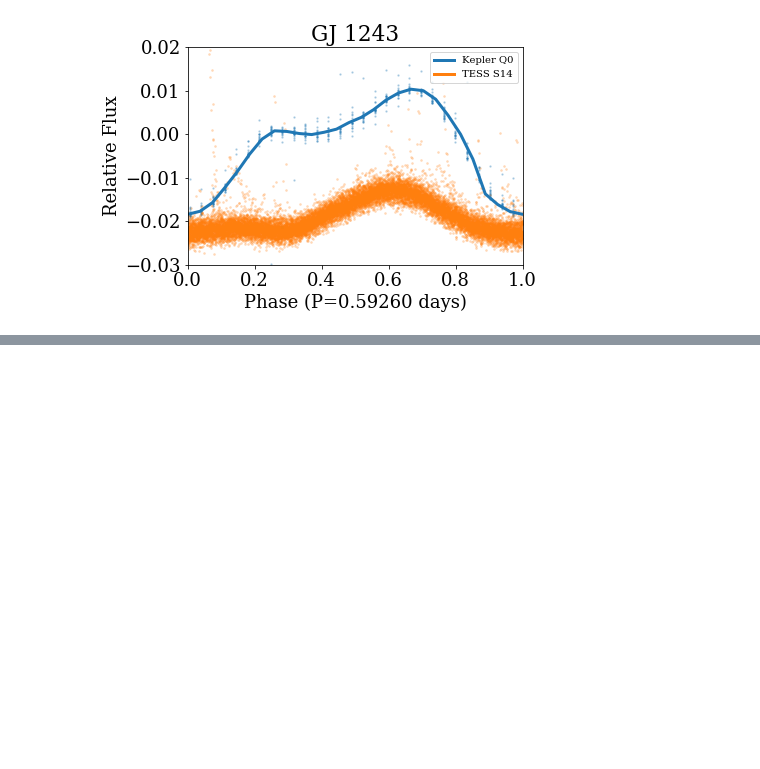
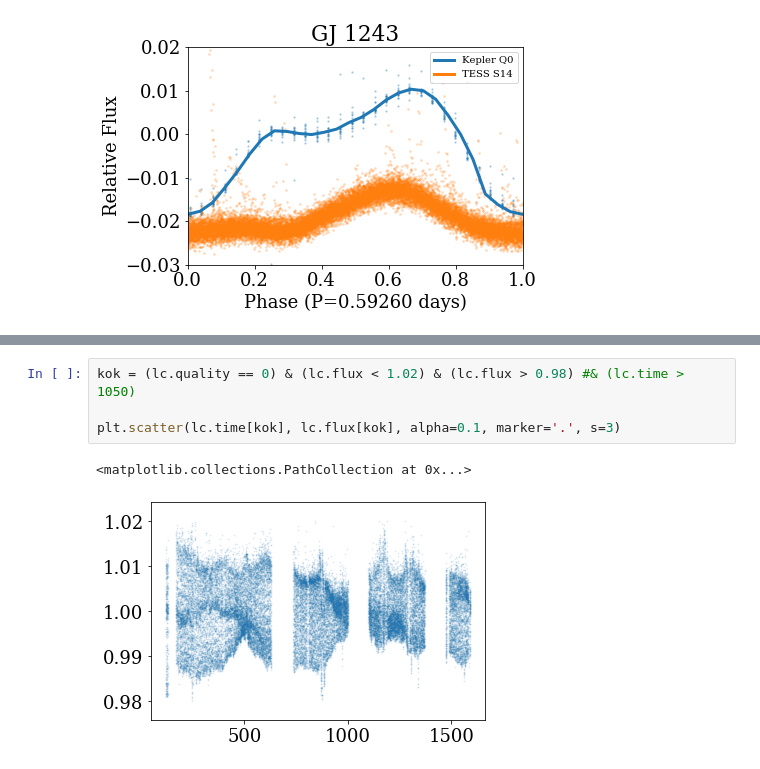
Before and after one commit to jradavenport/gj1243_10yrs, a Jupyter notebook: starspot_search.ipynb, the cells around one changed output, grey strips where cells are left out. Drawn from its saved outputs; the diff is of its cells as text; blank space fills up the shorter version.

```diff
--- a/starspot_search.ipynb
+++ b/starspot_search.ipynb
@@ -131,0 +155,7 @@ Text(0, 0.5, 'Relative Flux')
+# %%
+kok = (lc.quality == 0) & (lc.flux < 1.02) & (lc.flux > 0.98) #& (lc.time > 1050)
+
+plt.scatter(lc.time[kok], lc.flux[kok], alpha=0.1, marker='.', s=3)
+# %% [output]
+<matplotlib.collections.PathCollection at 0x...>
+[figure, added]
```
Also changed, not shown: parts of 46 cells of this notebook, 1 other file.
